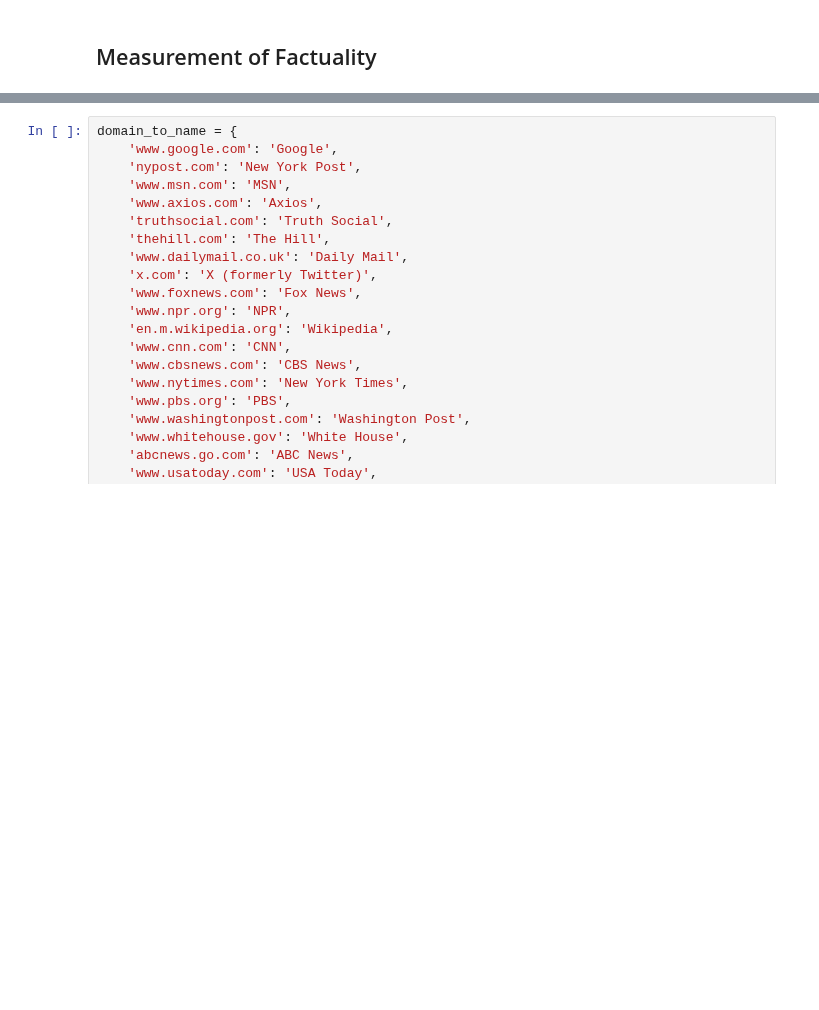
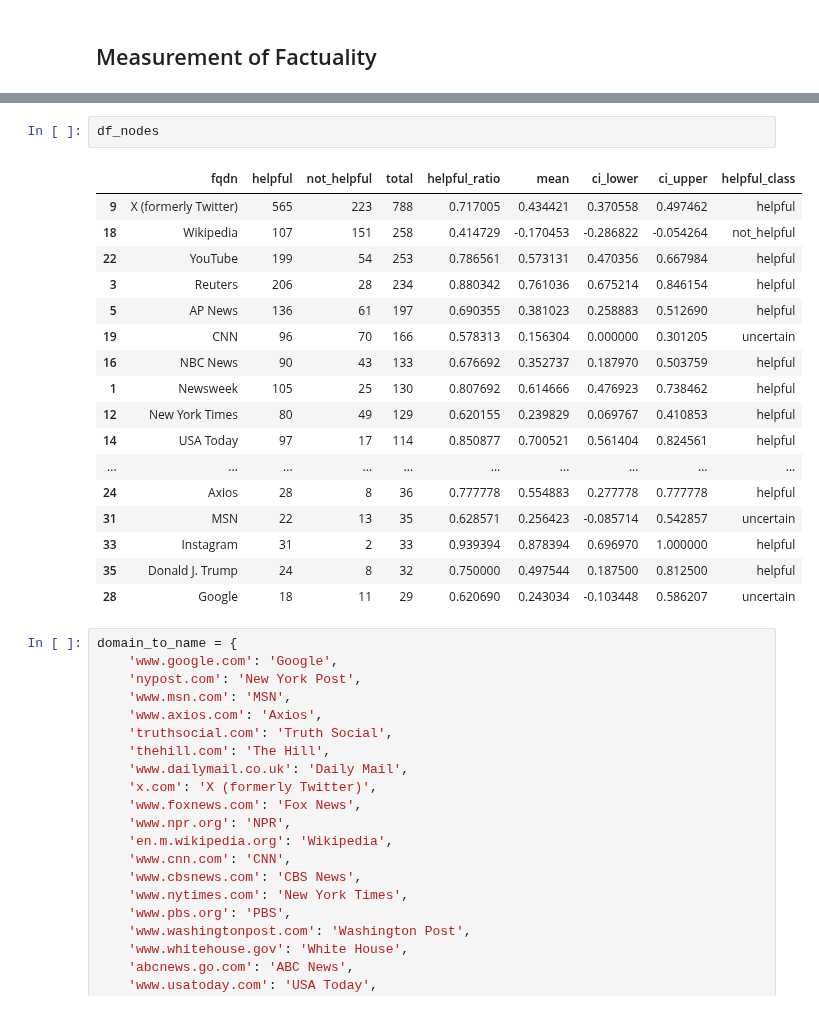
Before and after one commit to kminesaki/CommunityNotes-CiteNet, a Jupyter notebook: notebook/3_factuality_bias.ipynb, the cells around one changed output, grey strips where cells are left out. Cells and saved outputs as stored; diff of their text form; blank space fills up the shorter version.

```diff
--- a/notebook/3_factuality_bias.ipynb
+++ b/notebook/3_factuality_bias.ipynb
@@ -98,3 +98,23 @@ df_nodes.head()
+# %%
+df_nodes
+# %% [output]
+|  | fqdn | helpful | not_helpful | total | helpful_ratio | mean | ci_lower | ci_upper | helpful_class |
+| 9 | X (formerly Twitter) | 565 | 223 | 788 | 0.717005 | 0.434421 | 0.370558 | 0.497462 | helpful |
+| 18 | Wikipedia | 107 | 151 | 258 | 0.414729 | -0.170453 | -0.286822 | -0.054264 | not_helpful |
+| 22 | YouTube | 199 | 54 | 253 | 0.786561 | 0.573131 | 0.470356 | 0.667984 | helpful |
+| 3 | Reuters | 206 | 28 | 234 | 0.880342 | 0.761036 | 0.675214 | 0.846154 | helpful |
+| 5 | AP News | 136 | 61 | 197 | 0.690355 | 0.381023 | 0.258883 | 0.512690 | helpful |
+| 19 | CNN | 96 | 70 | 166 | 0.578313 | 0.156304 | 0.000000 | 0.301205 | uncertain |
+| 16 | NBC News | 90 | 43 | 133 | 0.676692 | 0.352737 | 0.187970 | 0.503759 | helpful |
+| 1 | Newsweek | 105 | 25 | 130 | 0.807692 | 0.614666 | 0.476923 | 0.738462 | helpful |
+| 12 | New York Times | 80 | 49 | 129 | 0.620155 | 0.239829 | 0.069767 | 0.410853 | helpful |
+| 14 | USA Today | 97 | 17 | 114 | 0.850877 | 0.700521 | 0.561404 | 0.824561 | helpful |
+| ... | ... | ... | ... | ... | ... | ... | ... | ... | ... |
+| 24 | Axios | 28 | 8 | 36 | 0.777778 | 0.554883 | 0.277778 | 0.777778 | helpful |
+| 31 | MSN | 22 | 13 | 35 | 0.628571 | 0.256423 | -0.085714 | 0.542857 | uncertain |
+| 33 | Instagram | 31 | 2 | 33 | 0.939394 | 0.878394 | 0.696970 | 1.000000 | helpful |
+| 35 | Donald J. Trump | 24 | 8 | 32 | 0.750000 | 0.497544 | 0.187500 | 0.812500 | helpful |
+| 28 | Google | 18 | 11 | 29 | 0.620690 | 0.243034 | -0.103448 | 0.586207 | uncertain |
 # %%
 domain_to_name = {
     'www.google.com': 'Google',
```
Also changed, not shown: parts of 11 cells of this notebook.
